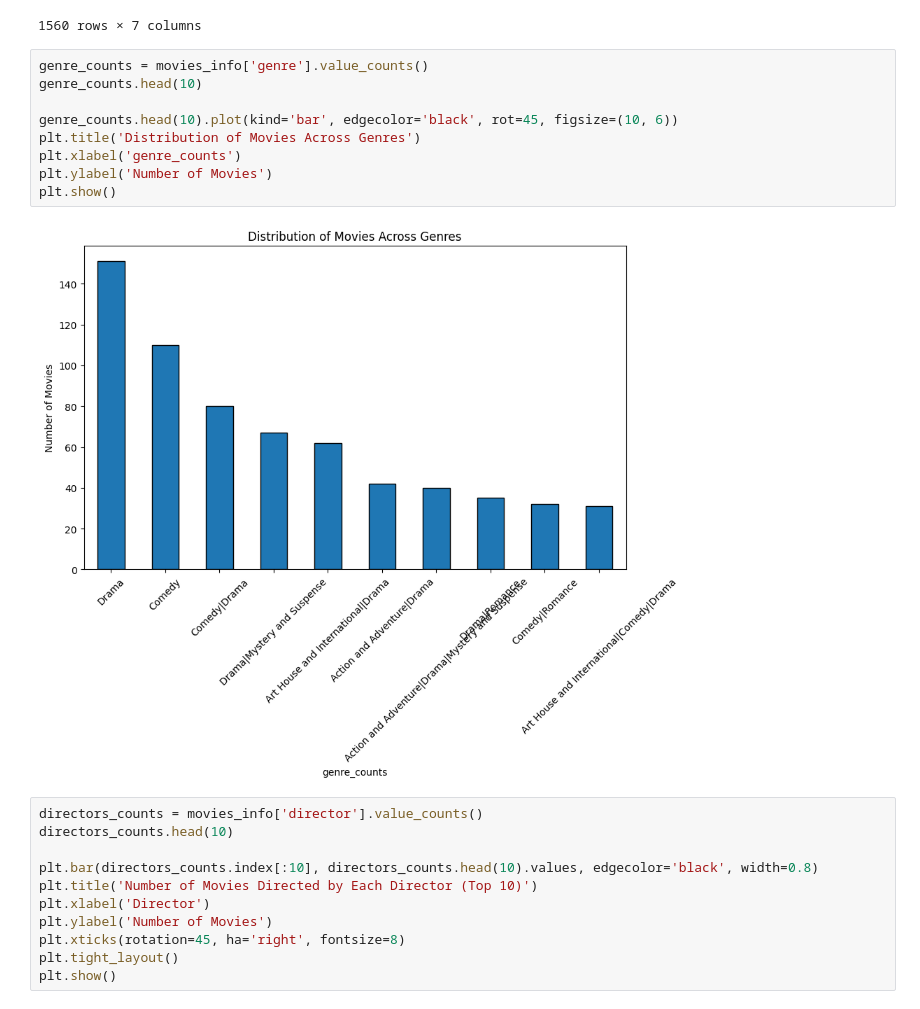
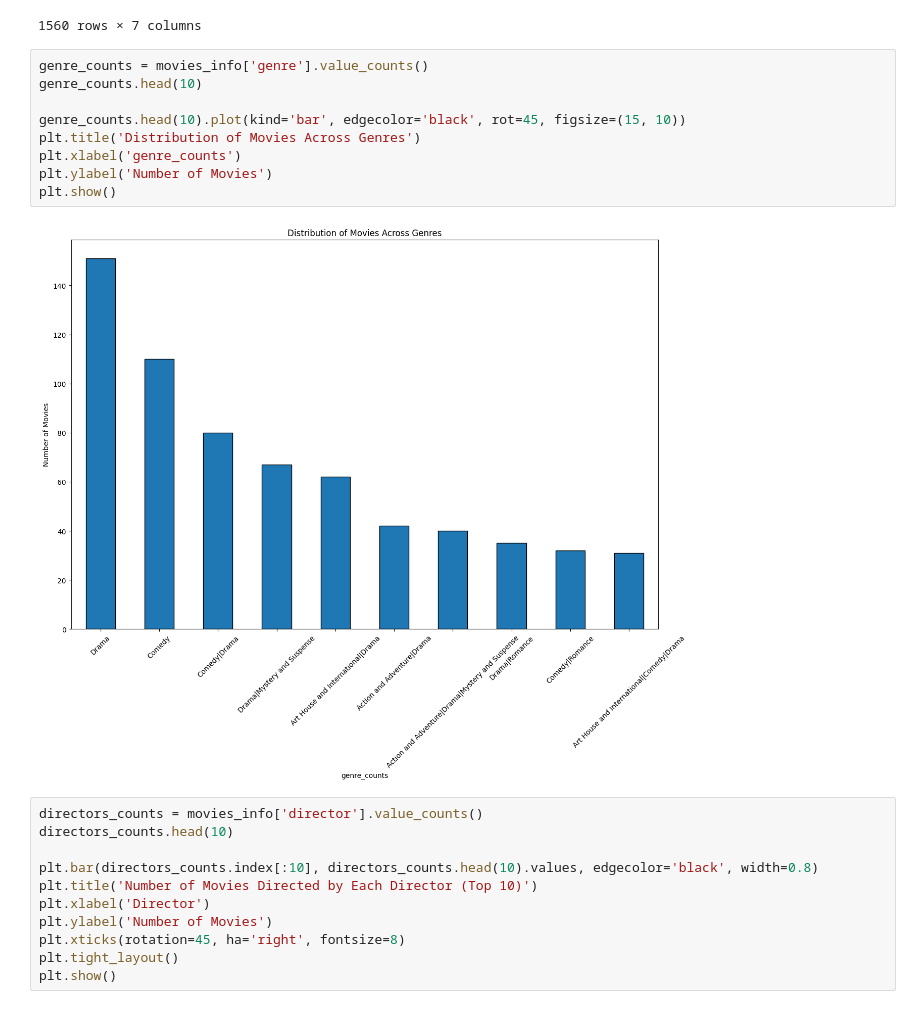
Before and after one commit to jameskoli/phase_one_project, a Jupyter notebook: index.ipynb, the cells around one changed output. Cells and saved outputs as stored; diff of their text form.

Commit message:
modified the graphs

```diff
--- a/index.ipynb
+++ b/index.ipynb
@@ -371,14 +371,14 @@ movies_info.drop(columns=['synopsis', 'theater_date',	'dvd_date', 'currency', 'b
 # %%
 genre_counts = movies_info['genre'].value_counts()
 genre_counts.head(10)
 
-genre_counts.head(10).plot(kind='bar', edgecolor='black', rot=45, figsize=(10, 6))
+genre_counts.head(10).plot(kind='bar', edgecolor='black', rot=45, figsize=(15, 10))
 plt.title('Distribution of Movies Across Genres')
 plt.xlabel('genre_counts')
 plt.ylabel('Number of Movies')
 plt.show()
 # %% [output]
-[figure, old version]
+[figure, new version]
 # %%
 directors_counts = movies_info['director'].value_counts()
 directors_counts.head(10)
```
